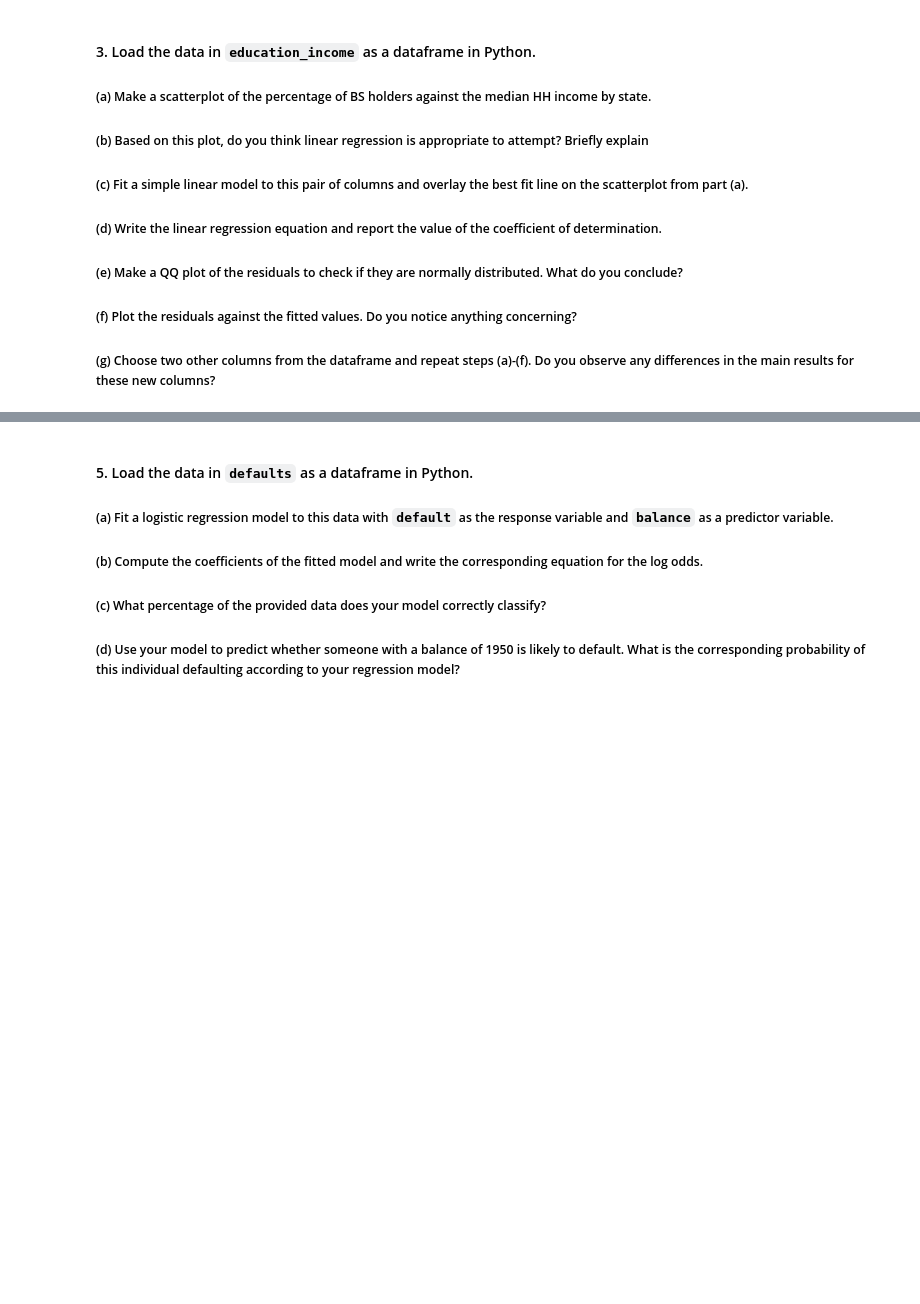
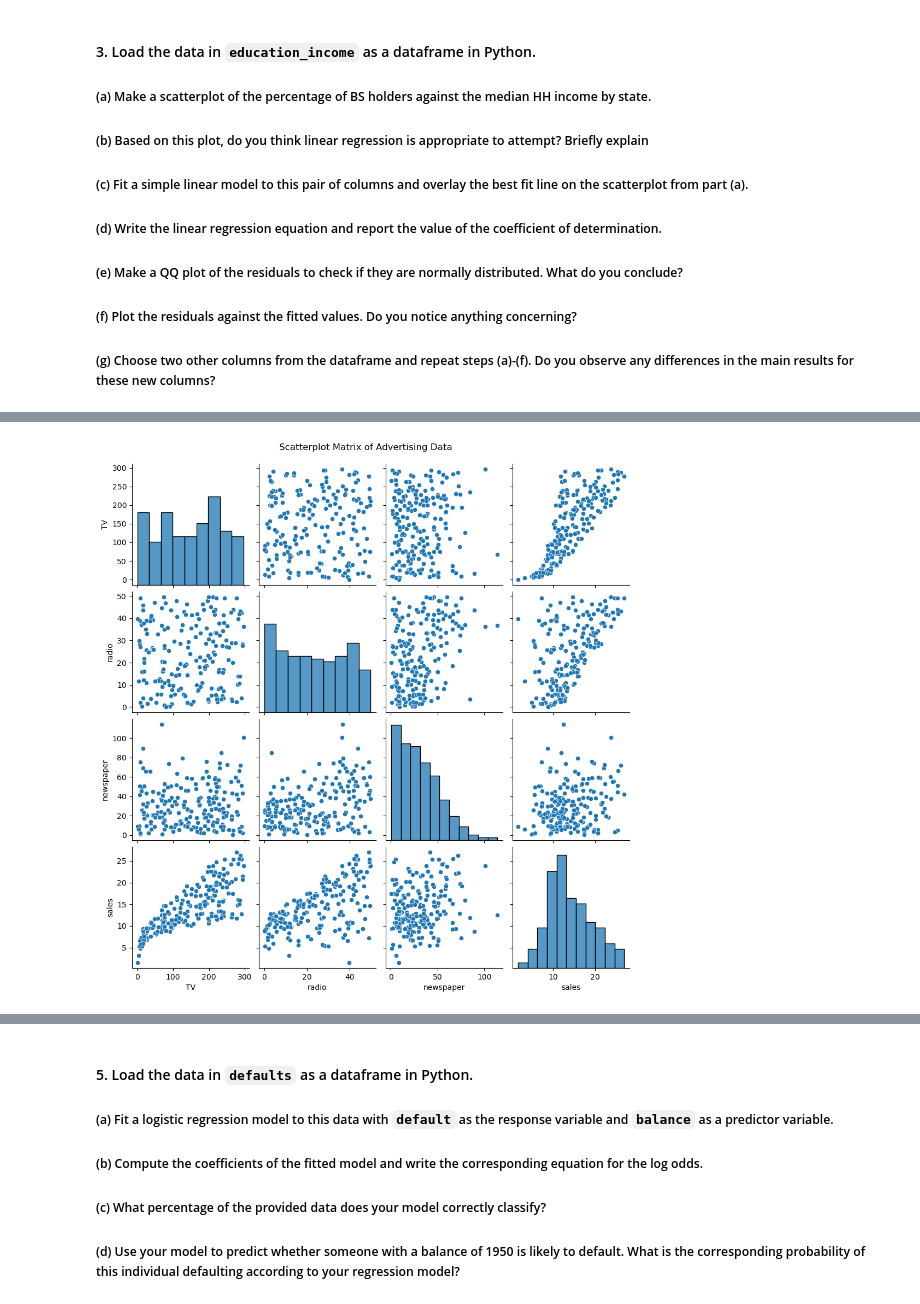
Before and after one commit to mmanning95/DATA115_2025Spring_PS3__Team4_Manning_Feltmann_Palmer, a Jupyter notebook: DATA115_2024Fall_PS3.ipynb, the cells around one changed output, grey strips where cells are left out. Saved outputs shown, nothing was run; the diff lists cells and outputs as text; code cells hidden in the pictures; blank space fills up the shorter version.

```diff
--- a/DATA115_2024Fall_PS3.ipynb
+++ b/DATA115_2024Fall_PS3.ipynb
@@ -122,0 +134,14 @@ Standard Deviation of PM_Concentration: 2.4239677210751838
+# %%
+import pandas as pd
+import seaborn as sns
+import matplotlib.pyplot as plt
+import statsmodels.api as sm
+from io import StringIO
+
+df = pd.read_csv('Advertising.csv', index_col=0)
+
+sns.pairplot(df, vars=['TV', 'radio', 'newspaper', 'sales'])
+plt.suptitle('Scatterplot Matrix of Advertising Data', y=1.02)
+plt.show()
+# %% [output]
+[figure, added]
```
Also changed, not shown: parts of 3 cells of this notebook.
